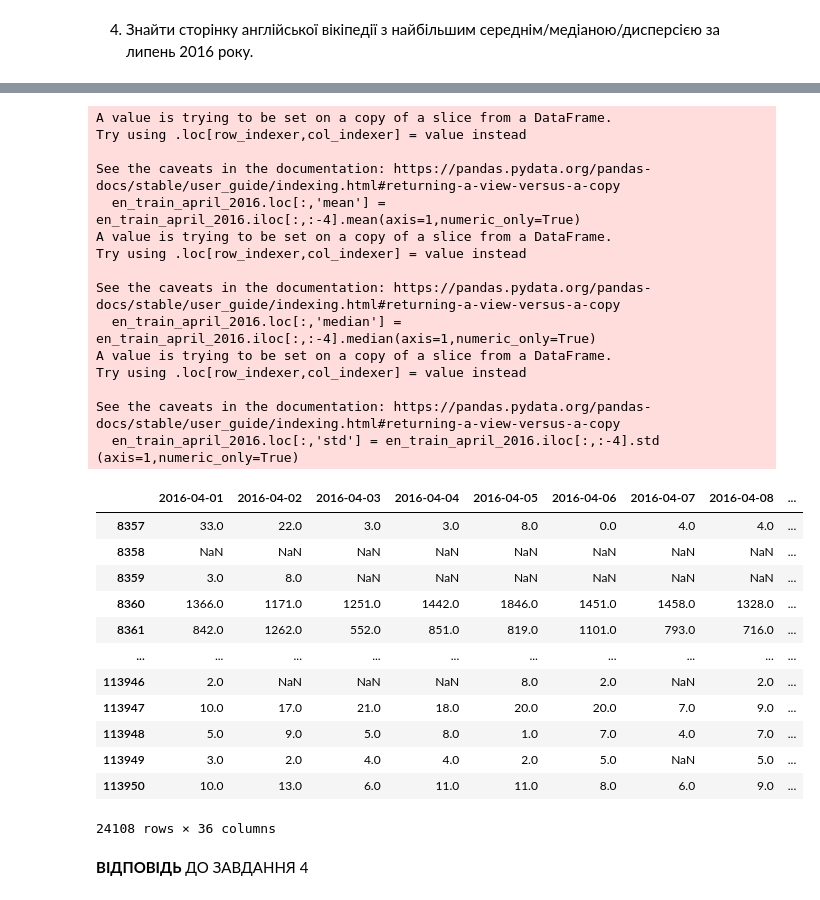
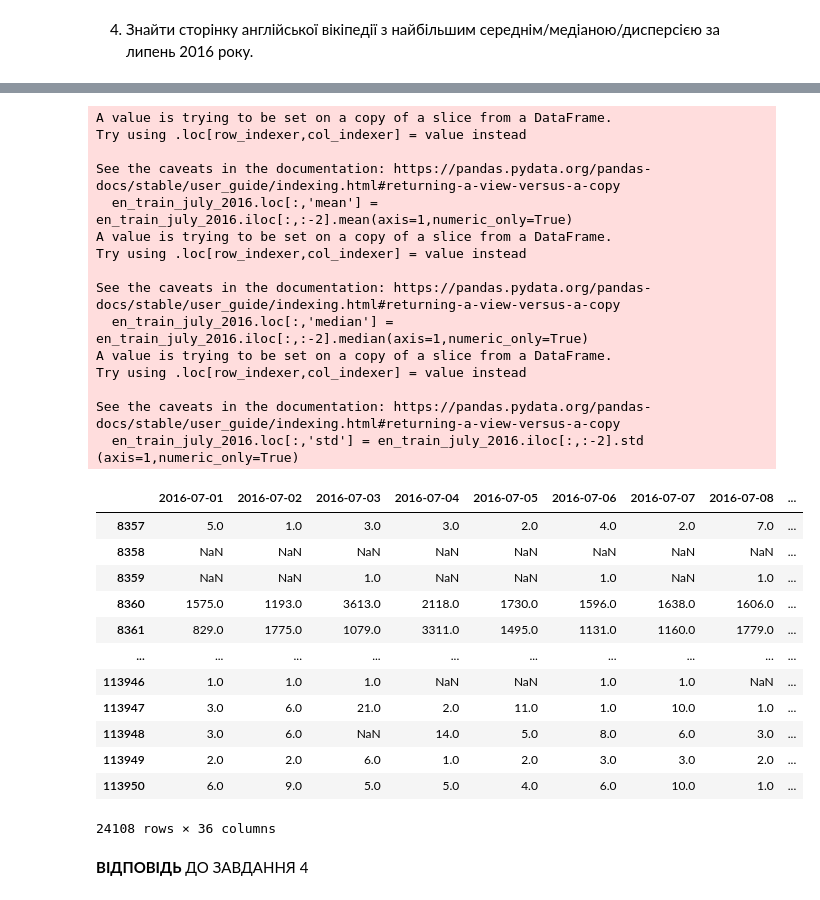
Before and after one commit to reesha-rsh/MLb4, a Jupyter notebook: Homework/Homework_2_0_Pandas_Toxic_Comments_EDA.ipynb, the cells around one changed output, grey strips where cells are left out. Cells and saved outputs as stored; diff of their text form; code cells hidden in the pictures.

```diff
--- a/Homework/Homework_2_0_Pandas_Toxic_Comments_EDA.ipynb
+++ b/Homework/Homework_2_0_Pandas_Toxic_Comments_EDA.ipynb
@@ -183,0 +166,10 @@ en_train_april_2016
+# %%
+#Filter dates
+train_july_2016 = train.loc[:, (train.columns >= '2016-07-01') & (train.columns <= '2016-07-31')]
+
+# Add back Page and Language columns
+train_july_2016['Page'] = train.loc[:,'Page']
+train_july_2016['Language'] = train['Language']
+
+en_train_july_2016 = train_july_2016[train_july_2016['Language'] == 'en']
+en_train_july_2016
@@ -184,38 +200,38 @@ en_train_april_2016
 # %%
 # Add columns for mean, median and dispersion
-en_train_april_2016.loc[:,'mean'] = en_train_april_2016.iloc[:,:-4].mean(axis=1,numeric_only=True)
-en_train_april_2016.loc[:,'median'] = en_train_april_2016.iloc[:,:-4].median(axis=1,numeric_only=True)
-en_train_april_2016.loc[:,'std'] = en_train_april_2016.iloc[:,:-4].std (axis=1,numeric_only=True)
+en_train_july_2016.loc[:,'mean'] = en_train_july_2016.iloc[:,:-2].mean(axis=1,numeric_only=True)
+en_train_july_2016.loc[:,'median'] = en_train_july_2016.iloc[:,:-2].median(axis=1,numeric_only=True)
+en_train_july_2016.loc[:,'std'] = en_train_july_2016.iloc[:,:-2].std (axis=1,numeric_only=True)
 
-en_train_april_2016
+en_train_july_2016
 # %% [output]
 A value is trying to be set on a copy of a slice from a DataFrame.
 Try using .loc[row_indexer,col_indexer] = value instead
 
 See the caveats in the documentation: https://pandas.pydata.org/pandas-docs/stable/user_guide/indexing.html#returning-a-view-versus-a-copy
-  en_train_april_2016.loc[:,'mean'] = en_train_april_2016.iloc[:,:-4].mean(axis=1,numeric_only=True)
+  en_train_july_2016.loc[:,'mean'] = en_train_july_2016.iloc[:,:-2].mean(axis=1,numeric_only=True)
 A value is trying to be set on a copy of a slice from a DataFrame.
 Try using .loc[row_indexer,col_indexer] = value instead
 
 See the caveats in the documentation: https://pandas.pydata.org/pandas-docs/stable/user_guide/indexing.html#returning-a-view-versus-a-copy
-  en_train_april_2016.loc[:,'median'] = en_train_april_2016.iloc[:,:-4].median(axis=1,numeric_only=True)
+  en_train_july_2016.loc[:,'median'] = en_train_july_2016.iloc[:,:-2].median(axis=1,numeric_only=True)
 A value is trying to be set on a copy of a slice from a DataFrame.
 Try using .loc[row_indexer,col_indexer] = value instead
 
 See the caveats in the documentation: https://pandas.pydata.org/pandas-docs/stable/user_guide/indexing.html#returning-a-view-versus-a-copy
-  en_train_april_2016.loc[:,'std'] = en_train_april_2016.iloc[:,:-4].std (axis=1,numeric_only=True)
+  en_train_july_2016.loc[:,'std'] = en_train_july_2016.iloc[:,:-2].std (axis=1,numeric_only=True)
-|  | 2016-04-01 | 2016-04-02 | 2016-04-03 | 2016-04-04 | 2016-04-05 | 2016-04-06 | 2016-04-07 | 2016-04-08 | ... |
-| 8357 | 33.0 | 22.0 | 3.0 | 3.0 | 8.0 | 0.0 | 4.0 | 4.0 | ... |
+|  | 2016-07-01 | 2016-07-02 | 2016-07-03 | 2016-07-04 | 2016-07-05 | 2016-07-06 | 2016-07-07 | 2016-07-08 | ... |
+| 8357 | 5.0 | 1.0 | 3.0 | 3.0 | 2.0 | 4.0 | 2.0 | 7.0 | ... |
 | 8358 | NaN | NaN | NaN | NaN | NaN | NaN | NaN | NaN | ... |
-| 8359 | 3.0 | 8.0 | NaN | NaN | NaN | NaN | NaN | NaN | ... |
-| 8360 | 1366.0 | 1171.0 | 1251.0 | 1442.0 | 1846.0 | 1451.0 | 1458.0 | 1328.0 | ... |
-| 8361 | 842.0 | 1262.0 | 552.0 | 851.0 | 819.0 | 1101.0 | 793.0 | 716.0 | ... |
+| 8359 | NaN | NaN | 1.0 | NaN | NaN | 1.0 | NaN | 1.0 | ... |
+| 8360 | 1575.0 | 1193.0 | 3613.0 | 2118.0 | 1730.0 | 1596.0 | 1638.0 | 1606.0 | ... |
+| 8361 | 829.0 | 1775.0 | 1079.0 | 3311.0 | 1495.0 | 1131.0 | 1160.0 | 1779.0 | ... |
 | ... | ... | ... | ... | ... | ... | ... | ... | ... | ... |
-| 113946 | 2.0 | NaN | NaN | NaN | 8.0 | 2.0 | NaN | 2.0 | ... |
-| 113947 | 10.0 | 17.0 | 21.0 | 18.0 | 20.0 | 20.0 | 7.0 | 9.0 | ... |
-| 113948 | 5.0 | 9.0 | 5.0 | 8.0 | 1.0 | 7.0 | 4.0 | 7.0 | ... |
-| 113949 | 3.0 | 2.0 | 4.0 | 4.0 | 2.0 | 5.0 | NaN | 5.0 | ... |
-| 113950 | 10.0 | 13.0 | 6.0 | 11.0 | 11.0 | 8.0 | 6.0 | 9.0 | ... |
+| 113946 | 1.0 | 1.0 | 1.0 | NaN | NaN | 1.0 | 1.0 | NaN | ... |
+| 113947 | 3.0 | 6.0 | 21.0 | 2.0 | 11.0 | 1.0 | 10.0 | 1.0 | ... |
+| 113948 | 3.0 | 6.0 | NaN | 14.0 | 5.0 | 8.0 | 6.0 | 3.0 | ... |
+| 113949 | 2.0 | 2.0 | 6.0 | 1.0 | 2.0 | 3.0 | 3.0 | 2.0 | ... |
+| 113950 | 6.0 | 9.0 | 5.0 | 5.0 | 4.0 | 6.0 | 10.0 | 1.0 | ... |
 24108 rows × 36 columns
 # %% [markdown]
 **ВІДПОВІДЬ** ДО ЗАВДАННЯ 4
```
Also changed, not shown: parts of 9 cells of this notebook.
